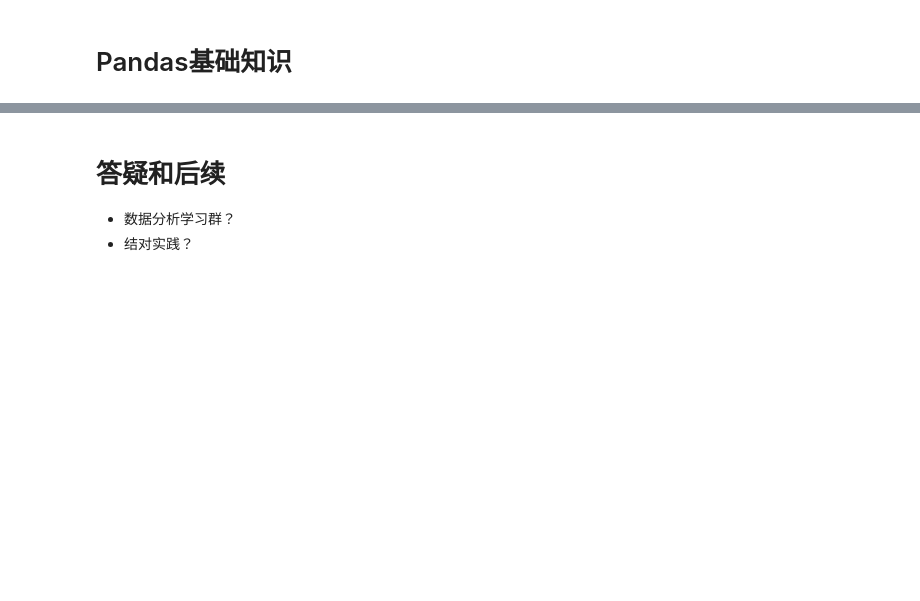
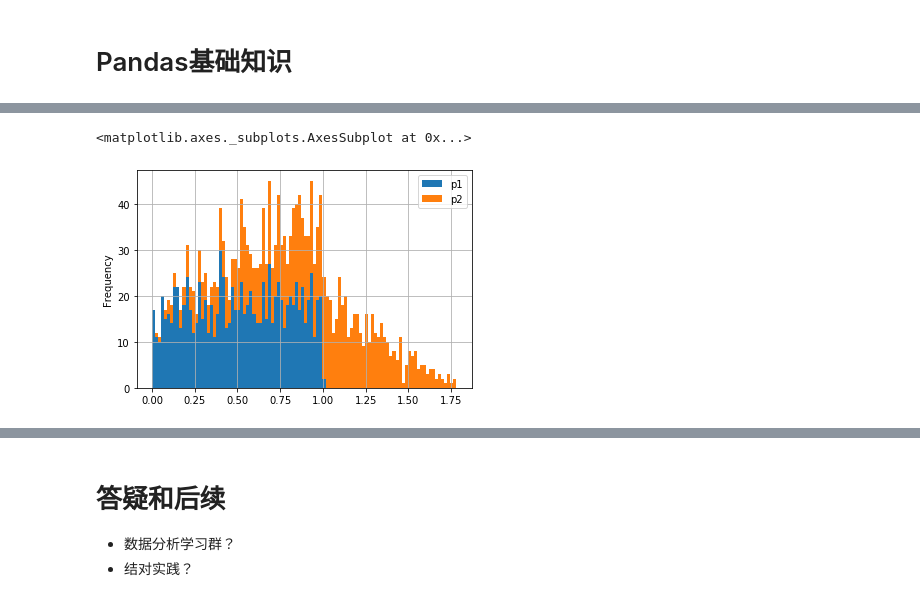
Before and after one commit to huji0624/data_analyze_course, a Jupyter notebook: 数据分析入门.ipynb, the cells around one changed output, grey strips where cells are left out. Cells and saved outputs as stored; diff of their text form; code cells hidden in the pictures; blank space fills up the shorter version.

```diff
--- a/数据分析入门.ipynb
+++ b/数据分析入门.ipynb
@@ -37,0 +417,5 @@
+# %%
+price.plot.hist(bins=100,stacked=True)
+# %% [output]
+<matplotlib.axes._subplots.AxesSubplot at 0x...>
+[figure, added]
```
Also changed, not shown: parts of 66 cells of this notebook, 3 other files.
